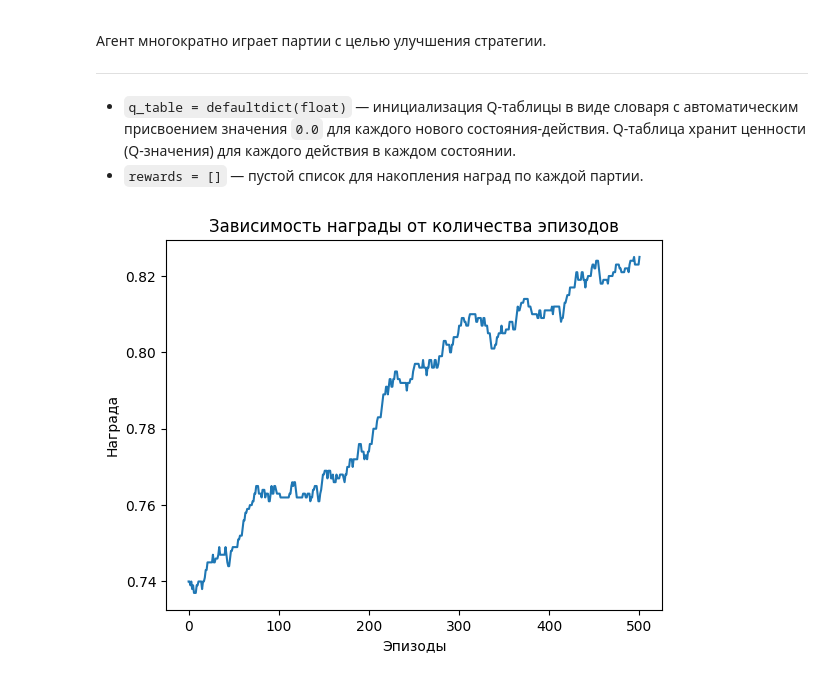
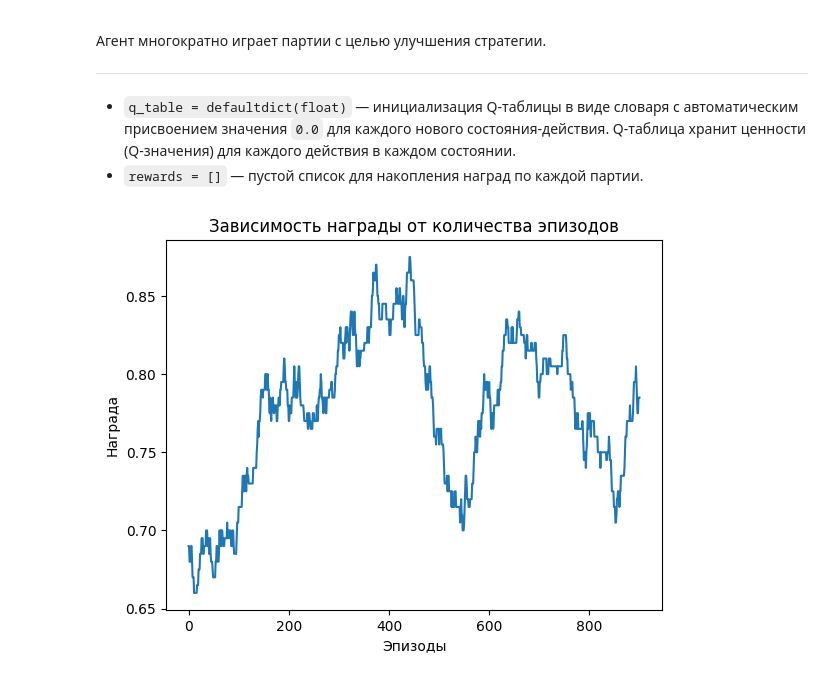
Before and after one commit to Dmitryq/ist, a Jupyter notebook: 4pr/agent.ipynb, the cells around one changed output. Saved outputs shown, nothing was run; the diff lists cells and outputs as text; code cells hidden in the pictures.

```diff
--- a/4pr/agent.ipynb
+++ b/4pr/agent.ipynb
@@ -153,10 +152,10 @@ for episode in range(num_episodes): # цикл обучения, в которо
     rewards.append(total_reward) # добавление итоговой награды за партию в список
 # %%
 # Построение графика зависимости награды от количества эпизодов
-plt.plot(np.convolve(rewards, np.ones(500)/500, mode='valid'))
+plt.plot(np.convolve(rewards, np.ones(int(num_episodes / 10))/int(num_episodes / 10), mode='valid'))
 plt.xlabel('Эпизоды')
 plt.ylabel('Награда')
 plt.title('Зависимость награды от количества эпизодов')
 plt.show()
 # %% [output]
-[figure, old version]
+[figure, new version]
```
Also changed, not shown: parts of 1 cell of this notebook.
